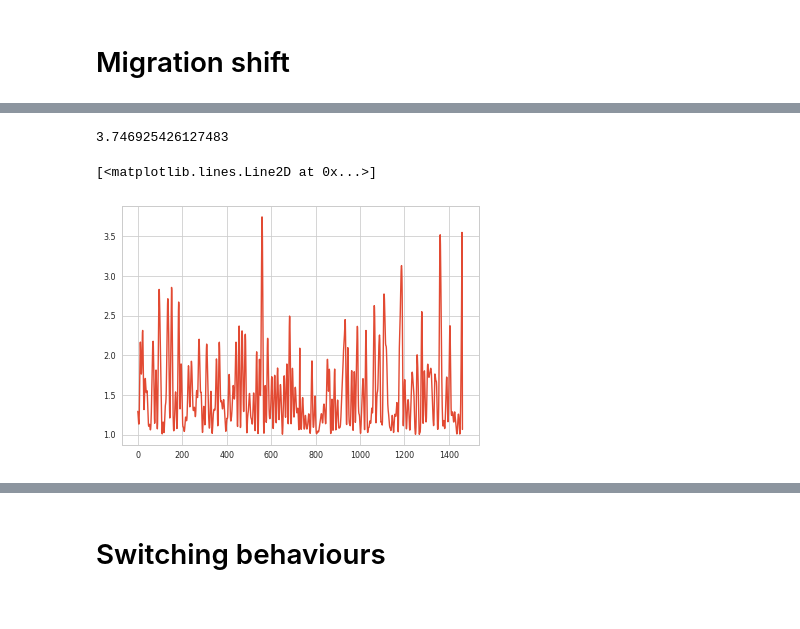
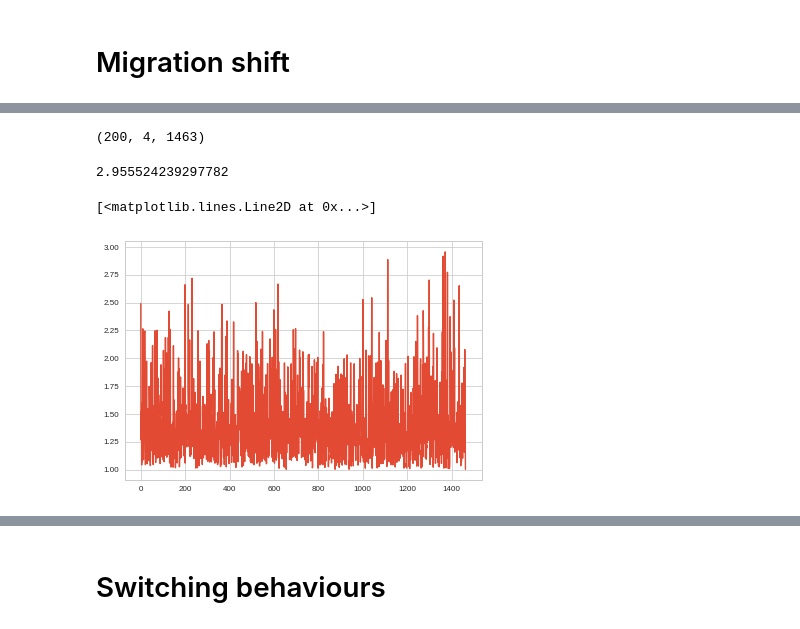
Before and after one commit to ctorney/moveNSGP, a Jupyter notebook: figuresanddiagnostics.ipynb, the cells around one changed output, grey strips where cells are left out. Saved outputs shown, nothing was run; the diff lists cells and outputs as text; code cells hidden in the pictures.

Commit message:
updates to plots

```diff
--- a/figuresanddiagnostics.ipynb
+++ b/figuresanddiagnostics.ipynb
@@ -103,9 +157,9 @@ Z_time=np.array([np.datetime64('2019') + np.timedelta64(int(k*24*60*60), 's') fo
 
 
 #plt.plot(T,A,'--',c='k')
-for i in range(0,all_amps.shape[0],5):
+for i in range(0,all_amps.shape[0],50):
 
-    ax2.plot(Z_time,all_amps[i],c='C1', alpha=0.025,linewidth=1.0)
+    ax2.plot(Z_time,all_amps[i],c='C1', alpha=0.05,linewidth=1.0)
 
 ax2.set_ylim(0,0.2)
 ax2.yaxis.set_major_locator(ticker.MultipleLocator(0.05))
@@ -118,7 +172,7 @@ ax2.set_ylabel('activity level')
 
 
 # #plt.plot(Z_time, A[:z_len:z_skip],'--',marker=11,c='k')
-ax3.plot(Z_time[::z_skip], A[:z_len:z_skip],".",c='k')
+ax3.plot(Z_time[::1], A[:z_len:1],'--',c='k')
 
 ax3.plot(Z_time, np.mean(all_amps, 0),c='C0', lw=1)
 
@@ -159,5 +213,5 @@ xp = ax3.get_position().x0
 yp = ax3.get_position().y1
 fig.text(xp - .035, yp- .01, 'C', size=12)
 
-#plt.savefig('figures/periodic_combined.png', dpi=300, bbox_inches = "tight")
+plt.savefig('figures/periodic_combined.png', dpi=300, bbox_inches = "tight")
 # %% [output]
@@ -197,17 +248,17 @@ plt.plot(X[::5,1],'.')
 # %%
 
-n_samples = 2000
+n_samples = 200
 samples = np.zeros((n_samples,730*2+3))
 
 for i in range(1):
 
-    means = np.load(data_dir + '/mean_shift_' + str(i) + '.npy')
+    means = np.load(data_dir + '/mean_shift_z_' + str(i) + '.npy')
 
     samples[:,0:730] = means[...,0]
-    samples[:,730:1460] = means[...,1]
+    samples[:,730:730*2] = means[...,1]
     lengths = np.load(data_dir + '/length_shift_' + str(i) + '.npy')
-    samples[:,1460] = lengths
+    samples[:,730*2] = lengths[:,0]
     amps = np.load(data_dir + '/amp_shift_' + str(i) + '.npy')
-    samples[:,1461] = amps
+    samples[:,730*2+1] = amps[:,0]
     obs = np.load(data_dir + '/obs_shift_' + str(i) + '.npy')
-    samples[:,1462] = obs
+    samples[:,730*2+2] = obs[:,0]
@@ -223,26 +276,27 @@ plt.plot(np.sqrt(obs))
 # %%
-
+zc = 730
 num_runs=4
 
 samples = np.zeros((n_samples,num_runs,730*2+3))
-all_means = np.zeros(((n_samples)*num_runs,730,2))
+all_means = np.zeros(((n_samples)*num_runs,2920,2))
 all_obs = np.zeros(((n_samples)*num_runs,1))
 
 for i in range(num_runs):
-    means = np.load(data_dir + '/mean_shift_' + str(i) + '.npy')
+    means = np.load(data_dir + '/mean_shift_z_' + str(i) + '.npy')
 
-    samples[:,i,0:730] = means[...,0]
-    samples[:,i,730:1460] = means[...,1]
+    samples[:,i,0:zc] = means[...,0]
+    samples[:,i,zc:2*zc] = means[...,1]
     lengths = np.load(data_dir + '/length_shift_' + str(i) + '.npy')
-    samples[:,i,1460] = lengths
+    samples[:,i,2*zc] = lengths[:,0]
     amps = np.load(data_dir + '/amp_shift_' + str(i) + '.npy')
-    samples[:,i,1461] = amps
+    samples[:,i,2*zc+1] = amps[:,0]
     obs = np.load(data_dir + '/obs_shift_' + str(i) + '.npy')
-    samples[:,i,1462] = obs
+    samples[:,i,2*zc+2] = obs[:,0]
 
+    t_means = np.load(data_dir + '/mean_shift_' + str(i) + '.npy')
 
-    all_means[i*(n_samples):(i+1)*(n_samples),...] = means
-    all_obs[i*(n_samples):(i+1)*(n_samples),0] = obs
+    all_means[i*(n_samples):(i+1)*(n_samples),...] = t_means
+    all_obs[i*(n_samples):(i+1)*(n_samples),0] = obs[:,0]
 # %%
 plt.figure(figsize=(10,6))
 
@@ -274,12 +330,16 @@ plt.plot(np.sqrt(all_obs))
+# %%
+samples.shape
+# %% [output]
+(200, 4, 1463)
 # %%
-samples_ = tf.convert_to_tensor(samples[...,:-1])
+samples_ = tf.convert_to_tensor(samples[:])
 rhat = tfp.mcmc.diagnostic.potential_scale_reduction(samples_, independent_chain_ndims=1)
 rhat.numpy().max()
 # %% [output]
-3.746925426127483
+2.955524239297782
 # %%
-plt.plot(rhat)
+plt.plot(rhat[:])
 #plt.ylim(0,2)
 # %% [output]
 [<matplotlib.lines.Line2D at 0x...>]
-[figure, old version]
+[figure, new version]
```
Also changed, not shown: parts of 38 cells of this notebook.
